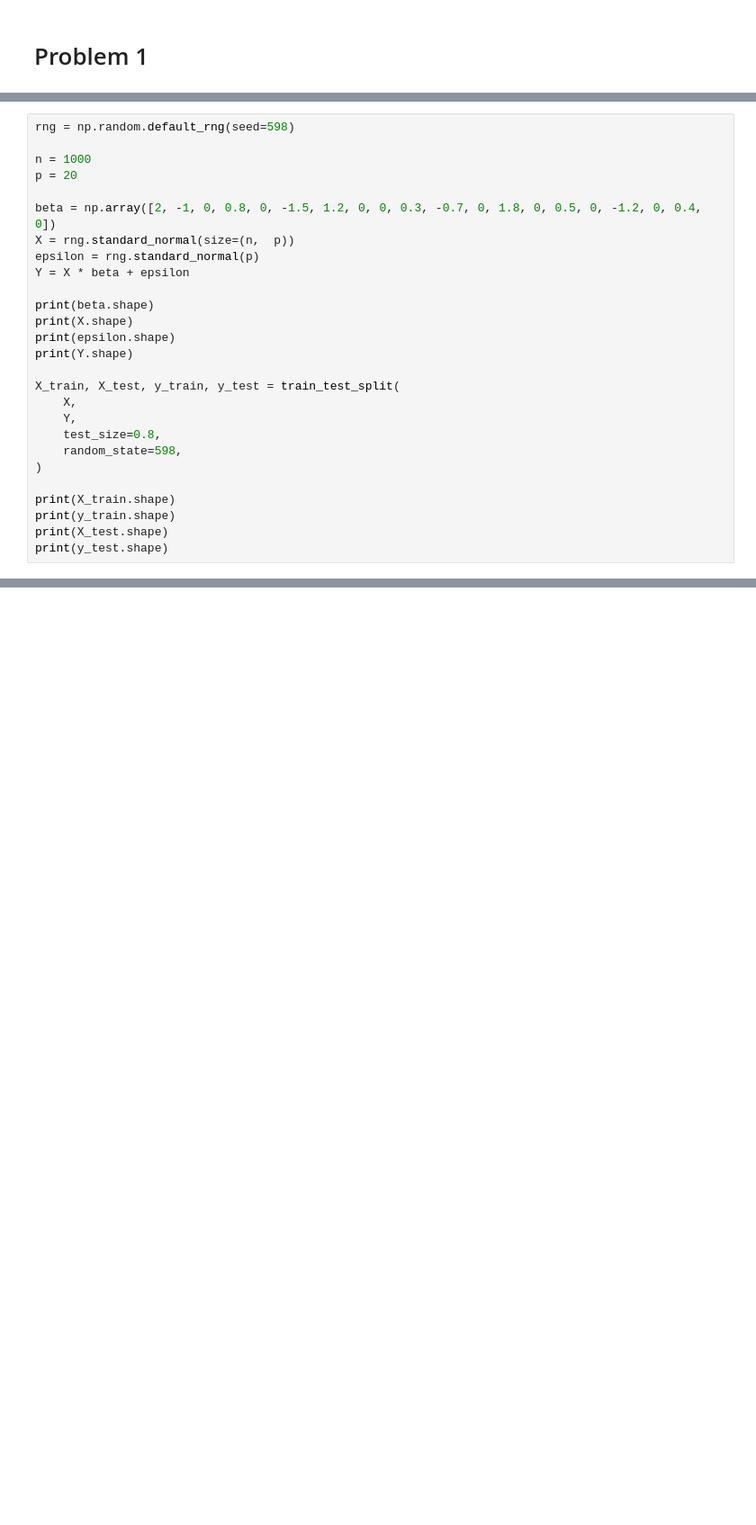
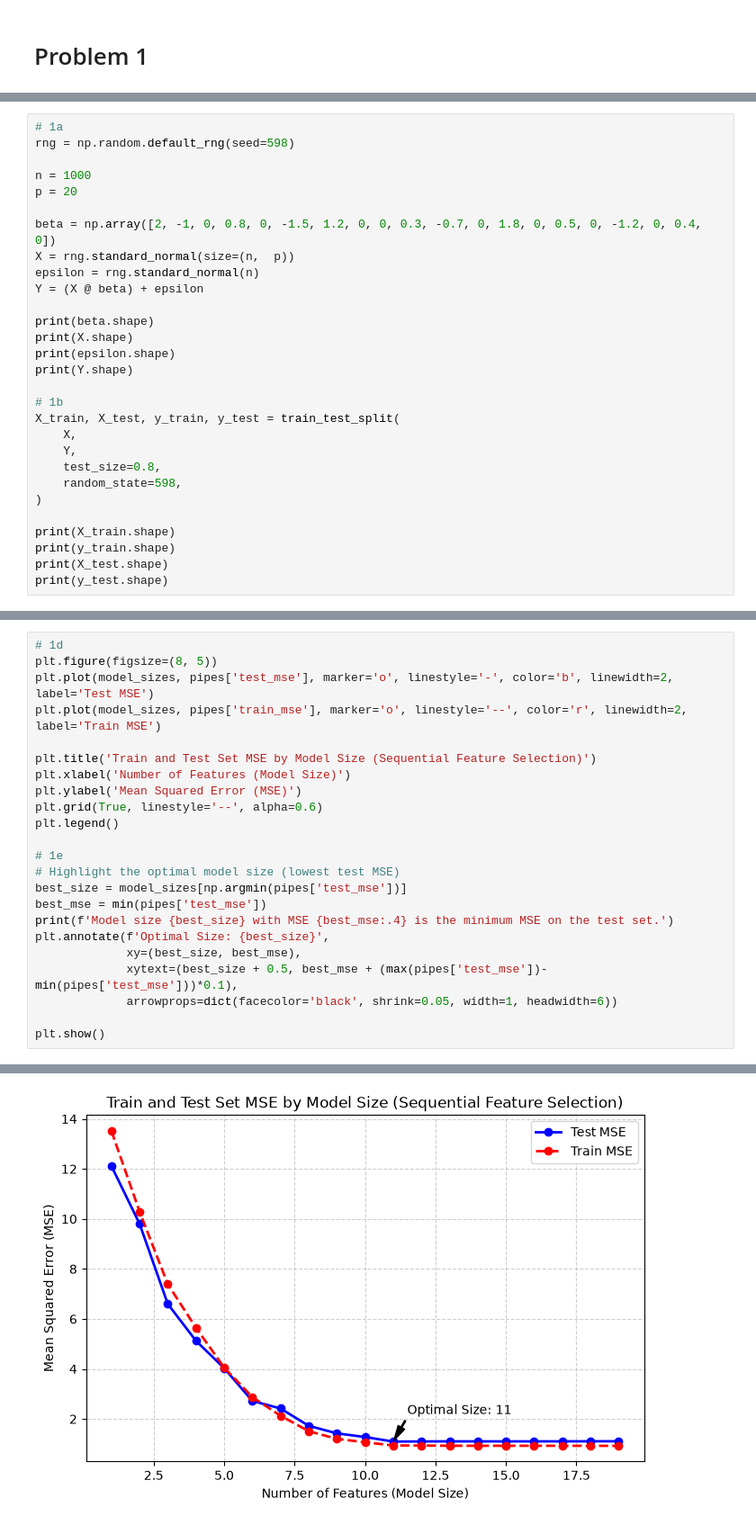
Before and after one commit to davidgraymi/CS598-PSL-MP2, a Jupyter notebook: main.ipynb, the cells around one changed output, grey strips where cells are left out. Shown at 90% size. Saved outputs shown, nothing was run; the diff lists cells and outputs as text; blank space fills up the shorter version.

```diff
--- a/main.ipynb
+++ b/main.ipynb
@@ -9,6 +10,7 @@ from sklearn.feature_selection import SequentialFeatureSelector
 from sklearn.pipeline import Pipeline
 import matplotlib.pyplot as plt
 # %%
+# 1a
 rng = np.random.default_rng(seed=598)
 
 n = 1000
@@ -16,14 +18,15 @@ p = 20
 
 beta = np.array([2, -1, 0, 0.8, 0, -1.5, 1.2, 0, 0, 0.3, -0.7, 0, 1.8, 0, 0.5, 0, -1.2, 0, 0.4, 0])
 X = rng.standard_normal(size=(n,  p))
-epsilon = rng.standard_normal(p)
-Y = X * beta + epsilon
+epsilon = rng.standard_normal(n)
+Y = (X @ beta) + epsilon
 
 print(beta.shape)
 print(X.shape)
 print(epsilon.shape)
 print(Y.shape)
 
+# 1b
 X_train, X_test, y_train, y_test = train_test_split(
     X,
     Y,
@@ -69,0 +82,24 @@ plt.plot(model_sizes, test_mses)
+# %%
+# 1d
+plt.figure(figsize=(8, 5))
+plt.plot(model_sizes, pipes['test_mse'], marker='o', linestyle='-', color='b', linewidth=2, label='Test MSE')
+plt.plot(model_sizes, pipes['train_mse'], marker='o', linestyle='--', color='r', linewidth=2, label='Train MSE')
+
+plt.title('Train and Test Set MSE by Model Size (Sequential Feature Selection)')
+plt.xlabel('Number of Features (Model Size)')
+plt.ylabel('Mean Squared Error (MSE)')
+plt.grid(True, linestyle='--', alpha=0.6)
+plt.legend()
+
+# 1e
+# Highlight the optimal model size (lowest test MSE)
+best_size = model_sizes[np.argmin(pipes['test_mse'])]
+best_mse = min(pipes['test_mse'])
+print(f'Model size {best_size} with MSE {best_mse:.4} is the minimum MSE on the test set.')
+plt.annotate(f'Optimal Size: {best_size}',
+             xy=(best_size, best_mse),
+             xytext=(best_size + 0.5, best_mse + (max(pipes['test_mse'])-min(pipes['test_mse']))*0.1),
+             arrowprops=dict(facecolor='black', shrink=0.05, width=1, headwidth=6))
+
+plt.show()
+# %% [output]
@@ -69,0 +107 @@ plt.plot(model_sizes, test_mses)
+[figure, added]
```
Also changed, not shown: parts of 8 cells of this notebook, 3 other files.
